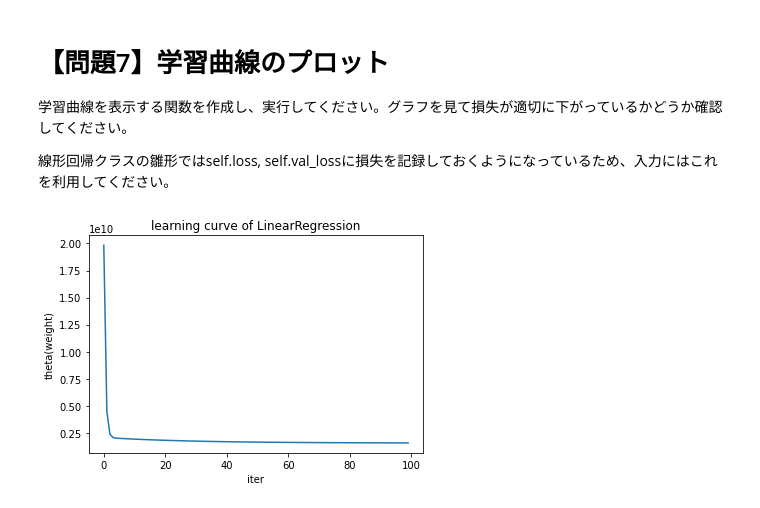
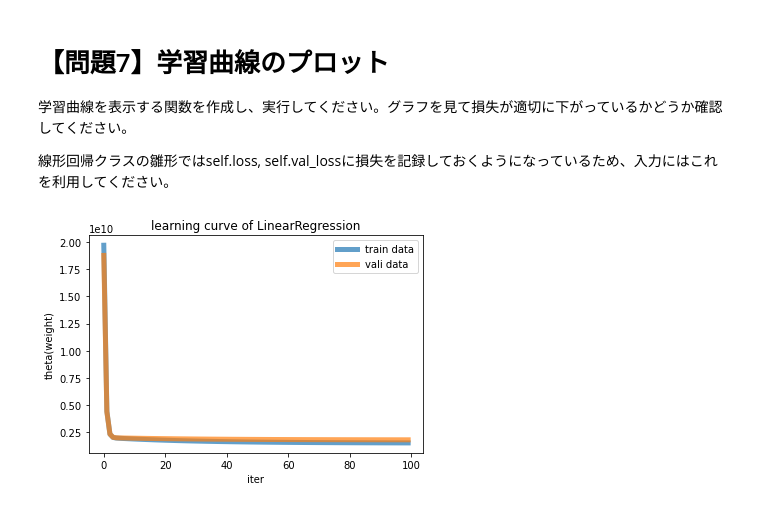
Before and after one commit to kazuya99986/diveintocode-ml, a Jupyter notebook: sprint3-LinerRegression.ipynb, the cells around one changed output. Cells and saved outputs as stored; diff of their text form; code cells hidden in the pictures.

```diff
--- a/sprint3-LinerRegression.ipynb
+++ b/sprint3-LinerRegression.ipynb
@@ -30,16 +30,20 @@ class ScratchLinearRegression():
         self.val_loss = np.zeros(self.iter)
 
     # 問題6（学習と推定）
-    def fit(self, X, y):
+    def fit(self, X, y, X_val=None, y_val=None):
         """
         線形回帰の学習
         ----------
         Parameters
         ----------
         X : 次の形のndarray, shape (n_samples, n_features)
-          学習データ（説明変数）
+          学習データの特徴量
         y　：　次の形のndarray, shape (n_samples, 1)
-          学習データ（目的変数）
+          学習データの正解値
+        X_val : 次の形のndarray, shape (n_samples, n_features)
+          検証データの特徴量
+        y_val : 次の形のndarray, shape (n_samples, 1)
+          検証データの正解値
         """
 
         # メイン処理
@@ -55,6 +59,16 @@ class ScratchLinearRegression():
 
             # 問題7（学習曲線のプロット）のグラフ描画時（問題5（損失関数）で作成した関数を使用）
             self._loss_func(hypothesis, m, i, y)
+
+        if X_val is not None and y_val is not None: #検証データが引数に設定された場合、検証データにもメイン処理を施し、val_lossを作成する
+            self.theta_val = np.zeros((X.shape[1],1)) #theta初期化
+            m_val = len(y_val)
+
+            for i in range(self.iter):
+                hypothesis = self._linear_hypothesis(X_val, self.theta_val)
+                self.theta_val = self._gradient_descent(X_val, y_val, hypothesis, self.theta_val)
+                self._loss_func(hypothesis, m_val, i, y_val, val=True)
+
 
     # 問題1
     def _linear_hypothesis(self, X, theta):
@@ -123,7 +137,7 @@ class ScratchLinearRegression():
 
 
     # 問題5
-    def _loss_func(self, hypothesis, m, i, y):
+    def _loss_func(self, hypothesis, m, i, y, val=False):
         """
         損失関数
         --------
@@ -140,8 +154,11 @@ class ScratchLinearRegression():
         sqr_errors = np.square(diff)
         j = 1 / (2 * m) * np.sum(sqr_errors)
 
-        self.loss[i] = j
-        # self.val_loss[i] = cost
+        if val == False:
+          self.loss[i] = j
+
+        else:
+          self.val_loss[i] = j
 
     # 問題4
     def _mse(self, X, y):
@@ -166,6 +183,6 @@ no_bias = 0
 verbose=0
 
 a = ScratchLinearRegression(num_iter=num_iter, lr=lr, no_bias=no_bias, verbose=verbose)
-a.fit(X_train,y_train)
+a.fit(X_train,y_train, X_test, y_test)
 Y_pred = a.predict(X_test)
 print(Y_pred)
@@ -395,8 +376,10 @@ array([[126781.2713099 ],
 # %%
 plt.title('learning curve of LinearRegression')
 plt.xlabel('iter')
 plt.ylabel('theta(weight)')
-plt.plot(a.loss)
+plt.plot(a.loss, linewidth=5, alpha=0.7, label='train data')
+plt.plot(a.val_loss, linewidth=5, alpha=0.7, label='vali data')
+plt.legend()
 plt.show()
 # %% [output]
-[figure, old version]
+[figure, new version]
```
Also changed, not shown: parts of 3 cells of this notebook.
